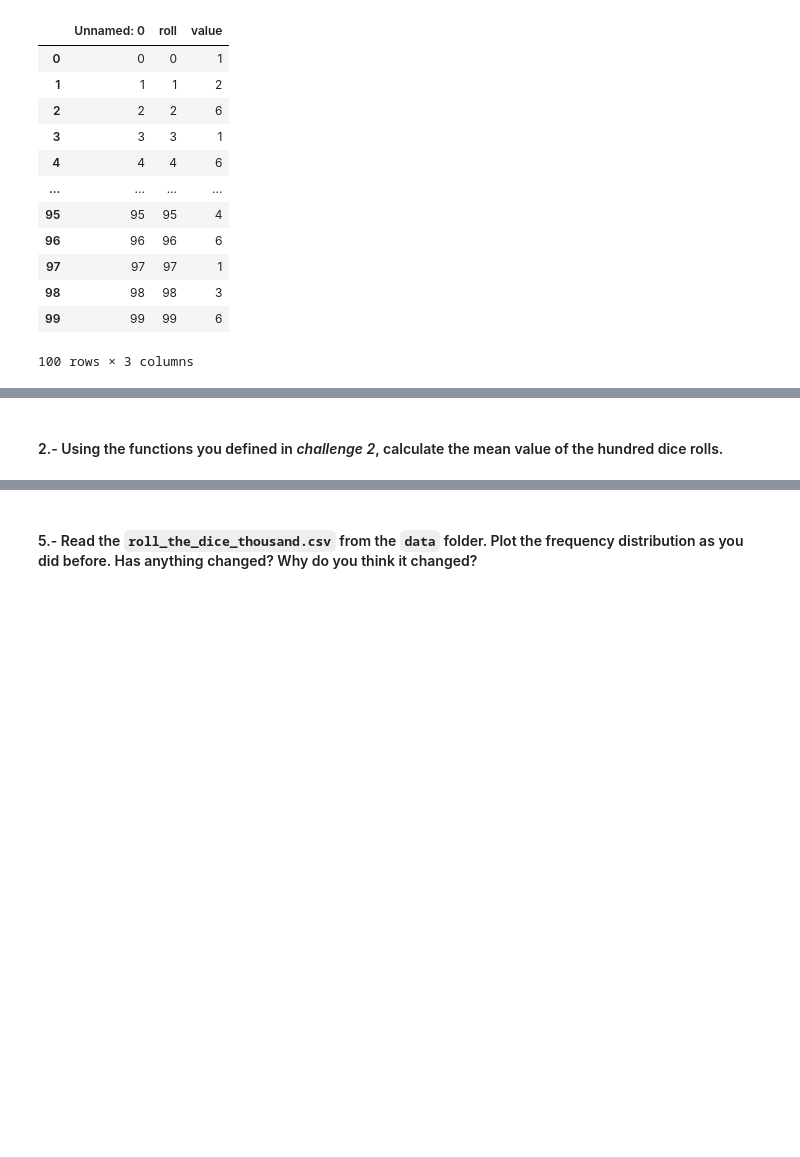
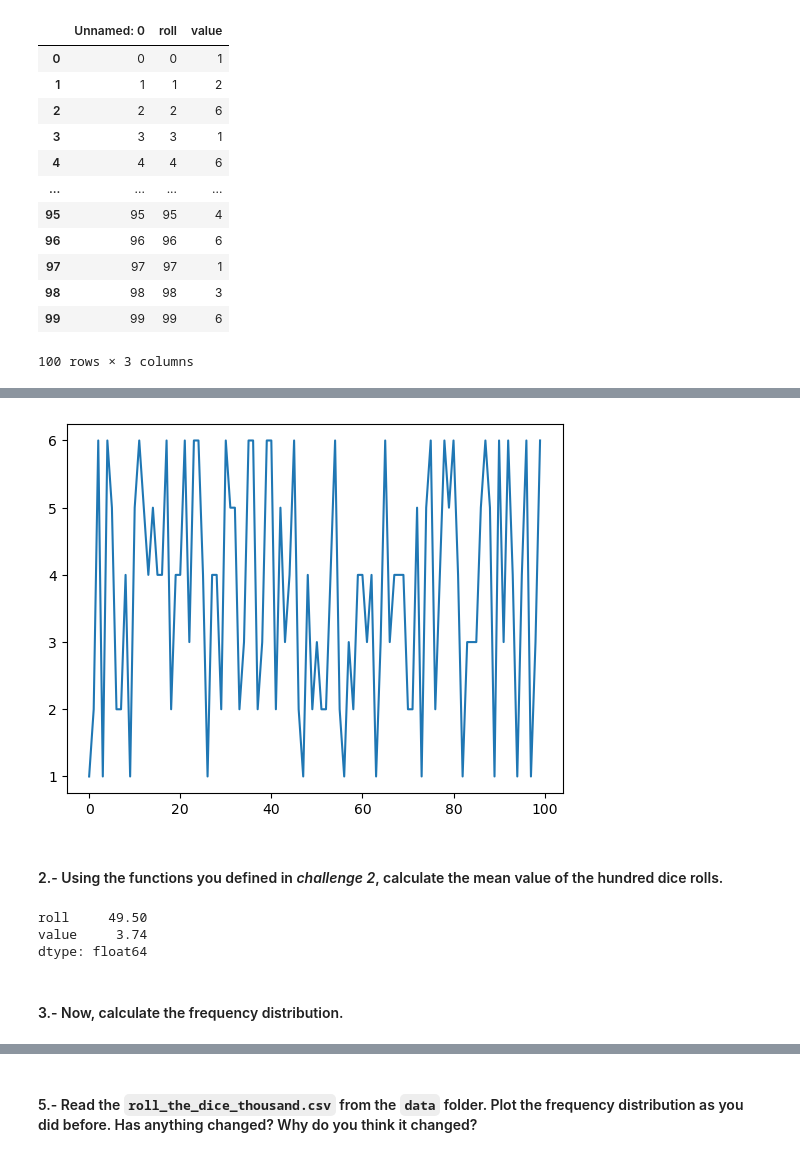
Before and after one commit to ta-data-lis/Descriptive-Stats, a Jupyter notebook: your-code/DescriptiveStatisticsLab.ipynb, the cells around one changed output, grey strips where cells are left out. Saved outputs shown, nothing was run; the diff lists cells and outputs as text; code cells hidden in the pictures; blank space fills up the shorter version.

```diff
--- a/your-code/DescriptiveStatisticsLab.ipynb
+++ b/your-code/DescriptiveStatisticsLab.ipynb
@@ -109,6 +194,24 @@ roll_dice
+# %%
+plt.plot(roll_dice["roll"], roll_dice["value"])
+plt.show()
+# %% [output]
+[figure, added]
 # %%
 """
 your comments here
 """
 # %% [markdown]
 #### 2.- Using the functions you defined in *challenge 2*, calculate the mean value of the hundred dice rolls.
+# %%
+def calc_mean(dice):
+    for item in dice:
+        mean = dice.sum()/len(dice)
+    return mean
+
+calc_mean(roll_dice)
+# %% [output]
+roll     49.50
+value     3.74
+dtype: float64
+# %% [markdown]
+#### 3.- Now, calculate the frequency distribution.
```
Also changed, not shown: parts of 33 cells of this notebook.
